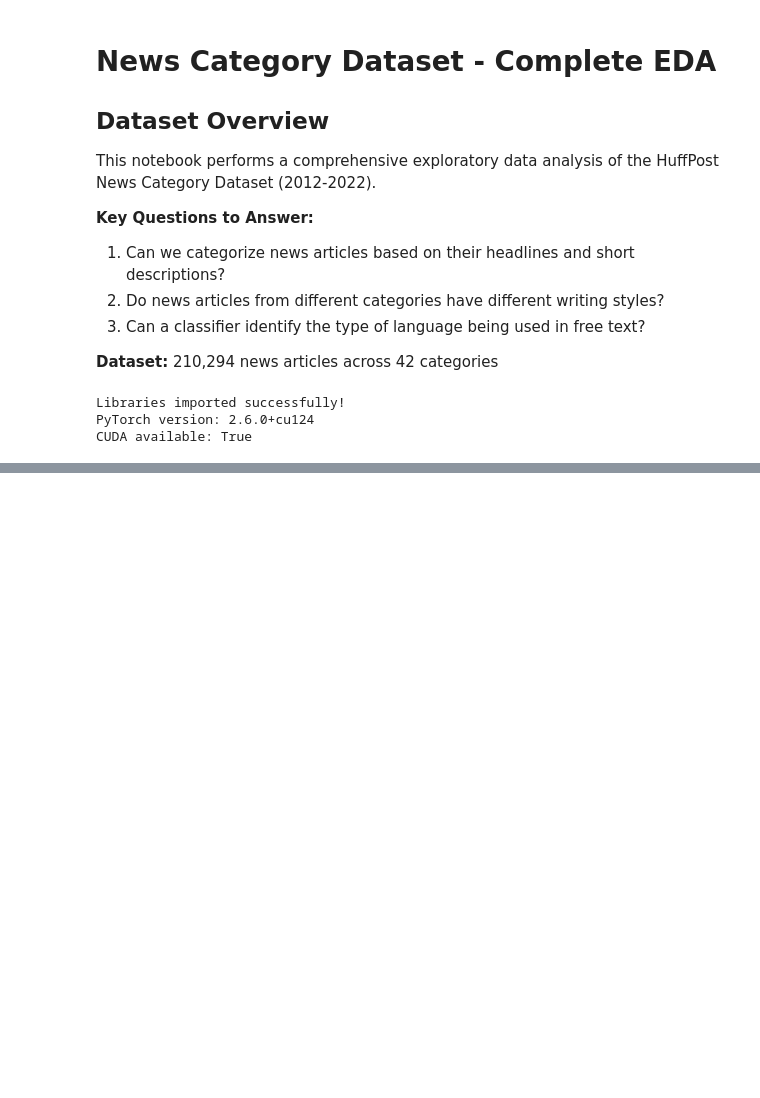
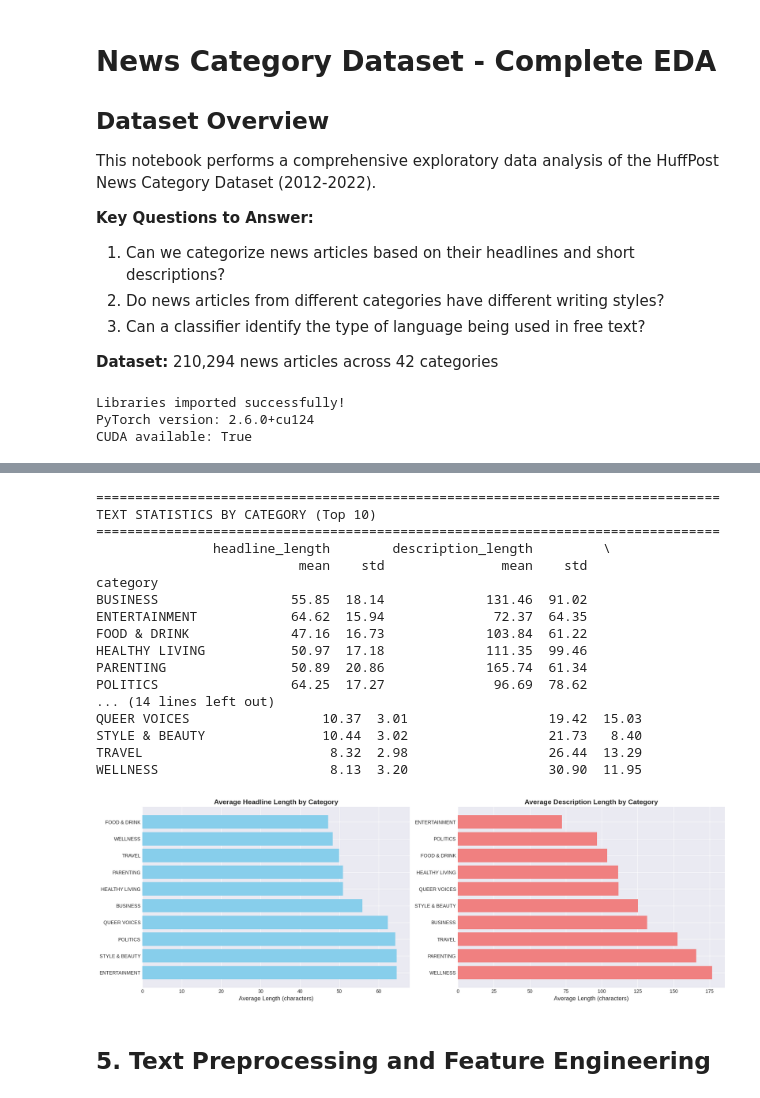
Before and after one commit to dustinober1/Kaggle-Notebooks, a Jupyter notebook: Notebooks/News Category Dataset.ipynb, the cells around one changed output, grey strips where cells are left out. Cells and saved outputs as stored; diff of their text form; code cells hidden in the pictures; blank space fills up the shorter version.

```diff
--- a/Notebooks/News Category Dataset.ipynb
+++ b/Notebooks/News Category Dataset.ipynb
@@ -1583,0 +434,58 @@ Sample Record:
+# %%
+# Text statistics by category (Top 10 categories)
+top_10_categories = category_counts.head(10).index
+category_text_stats = df[df['category'].isin(top_10_categories)].groupby('category').agg({
+    'headline_length': ['mean', 'std'],
+    'description_length': ['mean', 'std'],
+    'headline_word_count': ['mean', 'std'],
+    'description_word_count': ['mean', 'std']
+}).round(2)
+
+print("\n" + "="*80)
+print("TEXT STATISTICS BY CATEGORY (Top 10)")
+print("="*80)
+print(category_text_stats)
+
+# Visualize text length by category
+fig, axes = plt.subplots(1, 2, figsize=(18, 6))
+
+cat_headline_lengths = df[df['category'].isin(top_10_categories)].groupby('category')['headline_length'].mean().sort_values()
+cat_description_lengths = df[df['category'].isin(top_10_categories)].groupby('category')['description_length'].mean().sort_values()
+
+axes[0].barh(range(len(cat_headline_lengths)), cat_headline_lengths.values, color='skyblue')
+axes[0].set_yticks(range(len(cat_headline_lengths)))
+axes[0].set_yticklabels(cat_headline_lengths.index)
+axes[0].set_xlabel('Average Length (characters)', fontsize=12)
+axes[0].set_title('Average Headline Length by Category', fontsize=14, fontweight='bold')
+axes[0].invert_yaxis()
+
+axes[1].barh(range(len(cat_description_lengths)), cat_description_lengths.values, color='lightcoral')
+axes[1].set_yticks(range(len(cat_description_lengths)))
+axes[1].set_yticklabels(cat_description_lengths.index)
+axes[1].set_xlabel('Average Length (characters)', fontsize=12)
+axes[1].set_title('Average Description Length by Category', fontsize=14, fontweight='bold')
+axes[1].invert_yaxis()
+
+plt.tight_layout()
+plt.show()
+# %% [output]
+================================================================================
+TEXT STATISTICS BY CATEGORY (Top 10)
+================================================================================
+               headline_length        description_length         \
+                          mean    std               mean    std
+category
+BUSINESS                 55.85  18.14             131.46  91.02
+ENTERTAINMENT            64.62  15.94              72.37  64.35
+FOOD & DRINK             47.16  16.73             103.84  61.22
+HEALTHY LIVING           50.97  17.18             111.35  99.46
+PARENTING                50.89  20.86             165.74  61.34
+POLITICS                 64.25  17.27              96.69  78.62
+... (14 lines left out)
+QUEER VOICES                 10.37  3.01                  19.42  15.03
+STYLE & BEAUTY               10.44  3.02                  21.73   8.40
+TRAVEL                        8.32  2.98                  26.44  13.29
+WELLNESS                      8.13  3.20                  30.90  11.95
+[figure, added]
+# %% [markdown]
+## 5. Text Preprocessing and Feature Engineering
```
Also changed, not shown: parts of 78 cells of this notebook, 2 other files.
